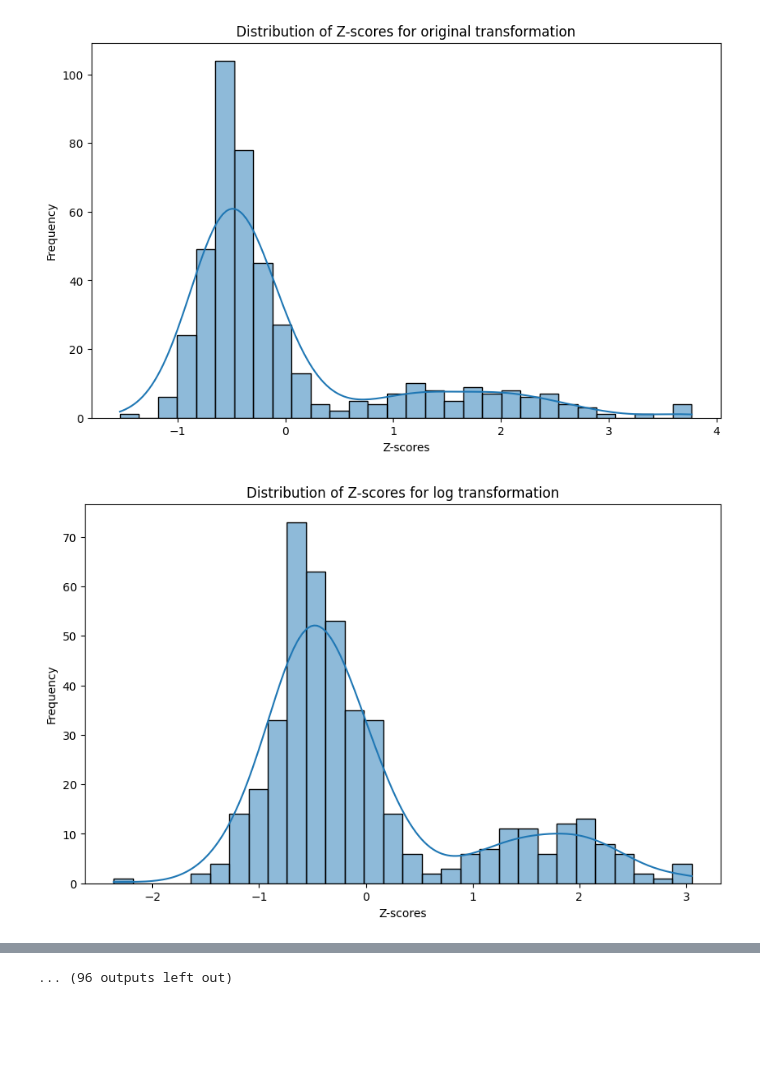
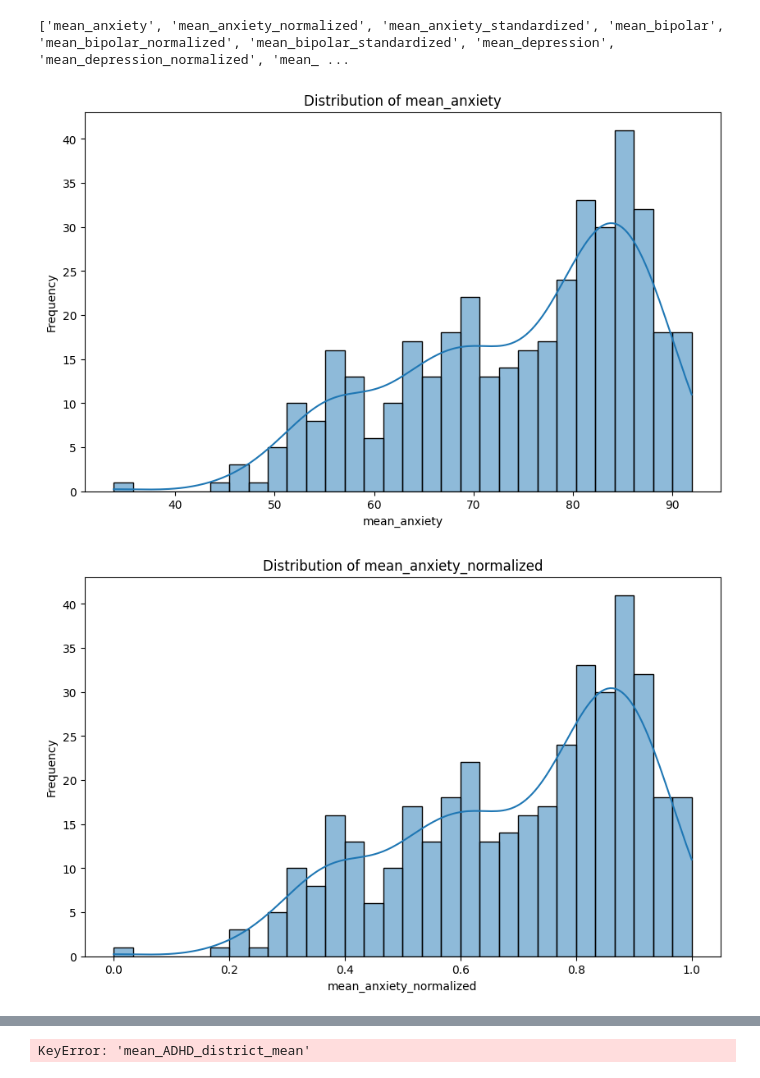
Before and after one commit to jonjonbinx1/GSMH, a Jupyter notebook: data_visualization/central_tendency_charts.ipynb, the cells around one changed output, grey strips where cells are left out. Cells and saved outputs as stored; diff of their text form; code cells hidden in the pictures; blank space fills up the shorter version.

Commit message:
adding changes which use district mean filled averages

```diff
--- a/data_visualization/central_tendency_charts.ipynb
+++ b/data_visualization/central_tendency_charts.ipynb
@@ -9,6 +9,7 @@ from sklearn.preprocessing import PowerTransformer
 # %%
 #load data
 df = pd.read_csv("../data/aggregated_data_with_changes.csv")
+df = df[df['YEAR'] != 2013]
 # %%
 #methods to visualize the distribution of the variables
 def plot_distribution(df, column):
@@ -85,31 +86,54 @@ def print_normal_distribution_likelihood(results):
             print("Likelihood of normal distribution: Moderate\n")
         else:
             print("Likelihood of normal distribution: Low\n")
+
+def normalize_and_standardize_column(df, column):
+    # Initialize the scalers
+    min_max_scaler = MinMaxScaler()
+    standard_scaler = StandardScaler()
+
+    # Normalize the column (scale to 0-1 range)
+    df[f'{column}_normalized'] = min_max_scaler.fit_transform(df[[column]])
+
+    # Standardize the column (mean=0, std=1)
+    df[f'{column}_standardized'] = standard_scaler.fit_transform(df[[column]])
+
+    return df
 # %%
 feature_cols = ["mean_ADHD", "mean_PTSD", "mean_anxiety", "mean_bipolar", "mean_depression",
                 "mean_mental hospital", "mean_psychologist near me", "mean_psychiatrists near me", "mean_therapist near me",
                 "median_ADHD", "median_PTSD", "median_anxiety", "median_bipolar", "median_depression",
                 "median_mental hospital", "median_psychologist near me", "median_psychiatrists near me", "median_therapist near me"
                 ]
 
 pt = PowerTransformer(method='yeo-johnson')
 normal_distributed_cols = []
 for col in feature_cols:
-    print_normal_distribution_likelihood(evaluate_transformations(df, col))
+    if check_normal_distribution(df, col):
+        normal_distributed_cols.append(col)
+    df = normalize_and_standardize_column(df, col)
+    if check_normal_distribution(df, f'{col}_normalized'):
+        normal_distributed_cols.append(f'{col}_normalized')
+    if check_normal_distribution(df, f'{col}_standardized'):
+        normal_distributed_cols.append(f'{col}_standardized')
+
+
+    # print_normal_distribution_likelihood(evaluate_transformations(df, col))
     # nd = check_normal_distribution(df, col)
     # if not nd:
     #     df[f'{col}_column_sqrt'] = np.sqrt(df[col])
     #     if check_normal_distribution(df, f'{col}_column_sqrt'):
     #         normal_distributed_cols.append(f'{col}_column_sqrt')
     #     df[f'{col}_column_yeojohnson'] = pt.fit_transform(df[[col]])
     #     if check_normal_distribution(df,f'{col}_column_yeojohnson'):
     #         normal_distributed_cols.append(f'{col}_column_yeojohnson')
     # else:
     #     normal_distributed_cols.append(col)
 
-# print(normal_distributed_cols)
-# for col in normal_distributed_cols:
-#         plot_distribution(df, col)
+print(normal_distributed_cols)
+for col in normal_distributed_cols:
+    plot_distribution(df, col)
 # %% [output]
+['mean_anxiety', 'mean_anxiety_normalized', 'mean_anxiety_standardized', 'mean_bipolar', 'mean_bipolar_normalized', 'mean_bipolar_standardized', 'mean_depression', 'mean_depression_normalized', 'mean_ ...
-[figure, old version]
+[figure, new version]
-[figure, old version]
+[figure, new version]
@@ -158,4 +150,41 @@ Likelihood of normal distribution: Low
-... (96 outputs left out)
+# %%
+district_mean_cols = ["mean_ADHD_district_mean", "mean_PTSD_district_mean", "mean_anxiety_district_mean",
+                      "mean_bipolar_district_mean", "mean_depression_district_mean", "mean_mental hospital_district_mean",
+                      "mean_psychologist near me_district_mean", "mean_psychiatrists near me_district_mean", "mean_therapist near me_district_mean",
+                      "median_ADHD_district_mean", "median_PTSD_district_mean", "median_anxiety_district_mean",
+                      "median_bipolar_district_mean", "median_depression_district_mean", "median_mental hospital_district_mean",
+                      "median_psychologist near me_district_mean", "median_psychiatrists near me_district_mean", "median_therapist near me_district_mean"]
+
+
+pt = PowerTransformer(method='yeo-johnson')
+normal_distributed_cols = []
+for col in district_mean_cols:
+    if check_normal_distribution(df, col):
+        normal_distributed_cols.append(col)
+    df = normalize_and_standardize_column(df, col)
+    if check_normal_distribution(df, f'{col}_normalized'):
+        normal_distributed_cols.append(f'{col}_normalized')
+    if check_normal_distribution(df, f'{col}_standardized'):
+        normal_distributed_cols.append(f'{col}_standardized')
+
+
+    # print_normal_distribution_likelihood(evaluate_transformations(df, col))
+    # nd = check_normal_distribution(df, col)
+    # if not nd:
+    #     df[f'{col}_column_sqrt'] = np.sqrt(df[col])
+    #     if check_normal_distribution(df, f'{col}_column_sqrt'):
+    #         normal_distributed_cols.append(f'{col}_column_sqrt')
+    #     df[f'{col}_column_yeojohnson'] = pt.fit_transform(df[[col]])
+    #     if check_normal_distribution(df,f'{col}_column_yeojohnson'):
+    #         normal_distributed_cols.append(f'{col}_column_yeojohnson')
+    # else:
+    #     normal_distributed_cols.append(col)
+
+print(normal_distributed_cols)
+for col in normal_distributed_cols:
+    plot_distribution(df, col)
+# %% [output]
+KeyError: 'mean_ADHD_district_mean'
 # %%
 cols = [
     "mean_ADHD_val_change", "mean_ADHD_perc_change", "mean_PTSD_val_change", "mean_PTSD_perc_change",
```
Also changed, not shown: parts of 3 cells of this notebook, 2 other files.
